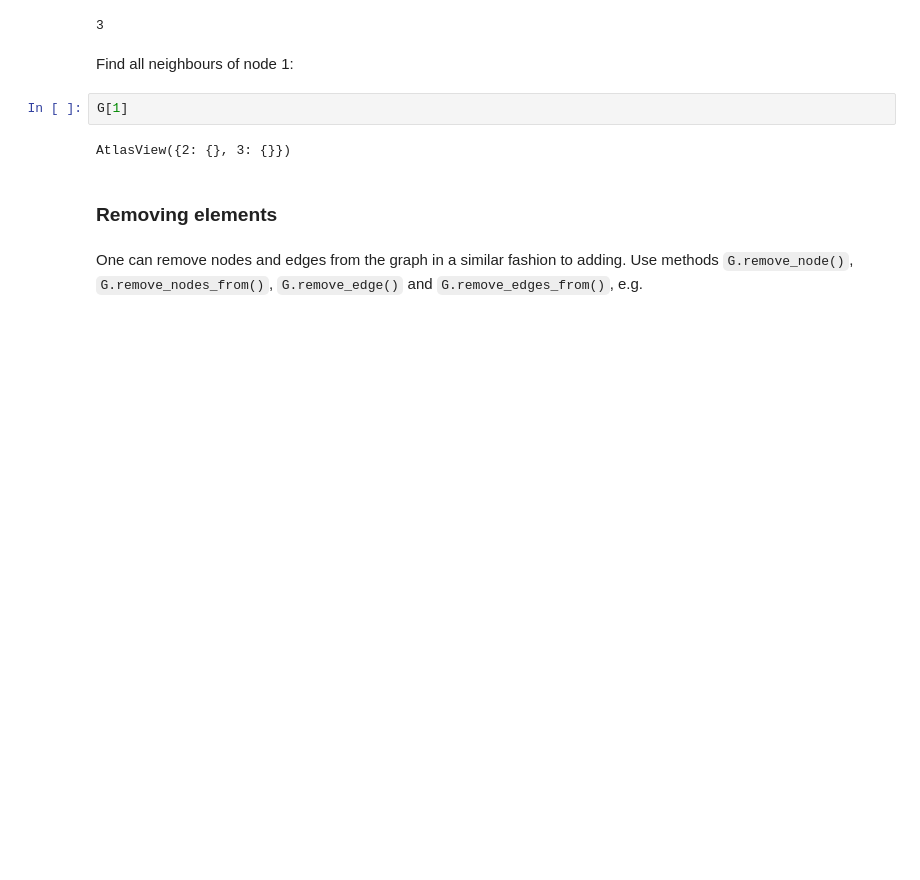
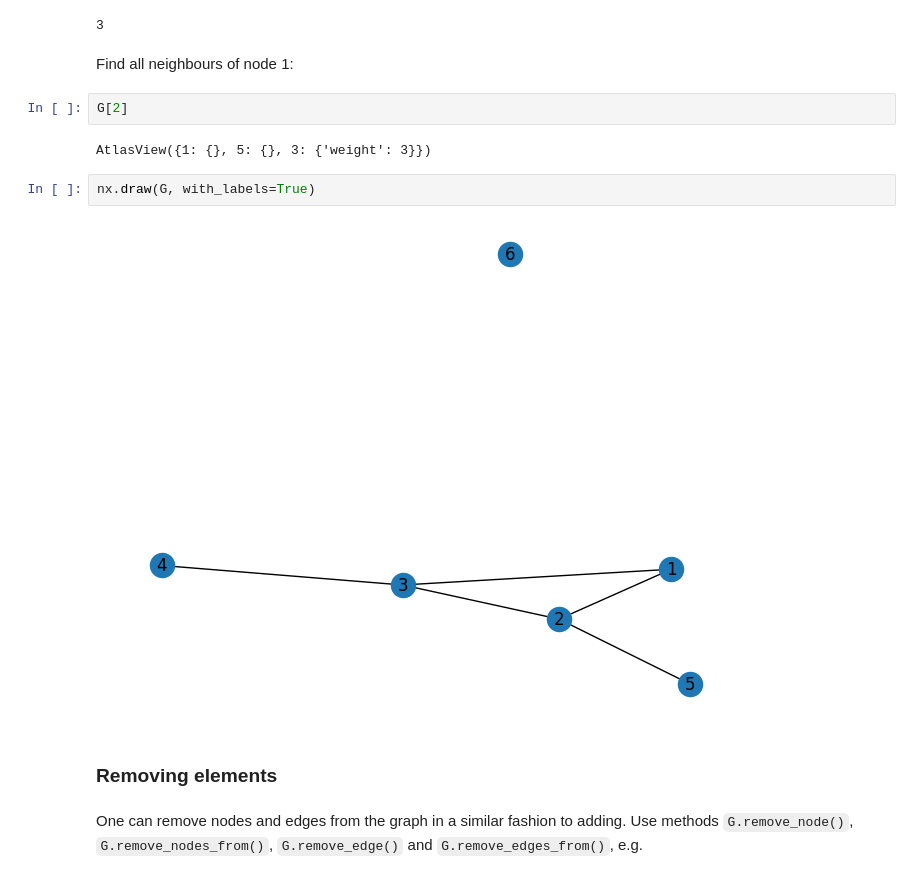
Before and after one commit to nicholas-abad/data-science-for-esm-private, a Jupyter notebook: data-science-for-esm/07-workshop-networkx.ipynb, the cells around one changed output. Cells and saved outputs as stored; diff of their text form; blank space fills up the shorter version.

```diff
--- a/data-science-for-esm/07-workshop-networkx.ipynb
+++ b/data-science-for-esm/07-workshop-networkx.ipynb
@@ -189,9 +189,13 @@ G.edges[2, 3]["weight"]
 # %% [markdown]
 Find all neighbours of node 1:
 # %%
-G[1]
+G[2]
 # %% [output]
-AtlasView({2: {}, 3: {}})
+AtlasView({1: {}, 5: {}, 3: {'weight': 3}})
+# %%
+nx.draw(G, with_labels=True)
+# %% [output]
+[figure, added]
 # %% [markdown]
 ### Removing elements
 # %% [markdown]
```
Also changed, not shown: parts of 45 cells of this notebook.
